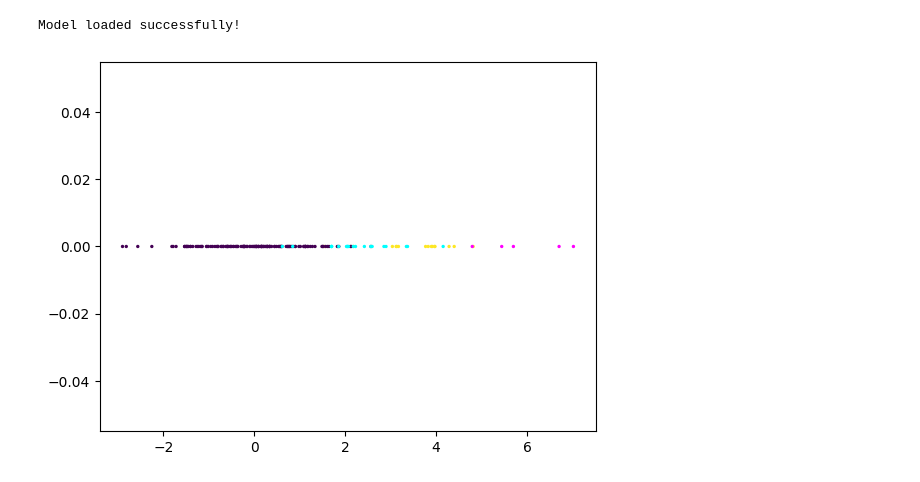
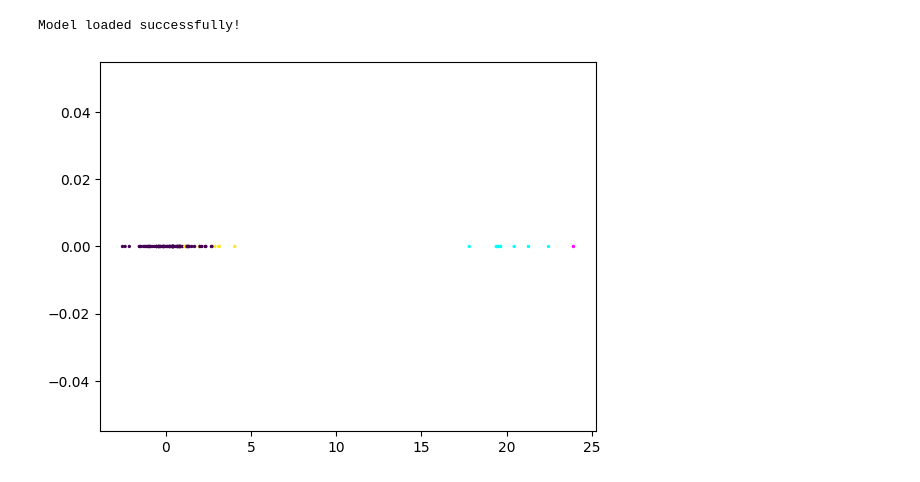
Before and after one commit to NT-Loi/SI_WDGRL, a Jupyter notebook: parametric_wdgrl_si.ipynb, the cells around one changed output. Saved outputs shown, nothing was run; the diff lists cells and outputs as text; code cells hidden in the pictures.

```diff
--- a/parametric_wdgrl_si.ipynb
+++ b/parametric_wdgrl_si.ipynb
@@ -4,12 +4,12 @@ def gen_data(mu, delta, n, d: int = 2):
     noise = np.random.normal(loc = 0, scale = 1, size=(n, d))
     mu = np.full((n, d), mu, dtype=np.float64)
 
-    if delta == 0.0:
+    if len(delta) == 1 and delta[0] == 0:
         return mu + noise, np.zeros(n)
 
     # 10% of the data are abnormal
     m = len(delta)
-    abnormal_idx = np.random.choice(n, max(5, int(n/10)), replace=False)
+    abnormal_idx = np.random.choice(n, int(n/10), replace=False)
 
     ptr = 0
     for i in range(m):
@@ -228,19 +228,19 @@ Model loaded successfully!
 # %%
 import matplotlib.pyplot as plt
 
 """Create synthetic dataset and dataloaders for domain adaptation."""
 # Create datasets
-ns, nt, d = 150, 25, 1
-mu_s, mu_t = 0, 2
-delta_s, delta_t = [4], [4]
+ns, nt, d = 100, 10, 1
+mu_s, mu_t = 0, 20
+delta_s, delta_t = [1, 2, 3, 4], [4]
 xs, ys = gen_data(mu_s, delta_s, ns, d)
 xt, yt = gen_data(mu_t, delta_t, nt, d)
 
 plt.scatter(xs[:, 0], np.zeros_like(xs[:, 0]), c=ys, cmap='viridis', s=2)
 plt.scatter(xt[:, 0], np.zeros_like(xt[:, 0]), c=yt, cmap='cool', s=2)
 plt.show()
 # %% [output]
-[figure, old version]
+[figure, new version]
 # %%
 xs = torch.FloatTensor(xs)
 ys = torch.LongTensor(ys)
```
Also changed, not shown: parts of 7 cells of this notebook, 2 other files.
